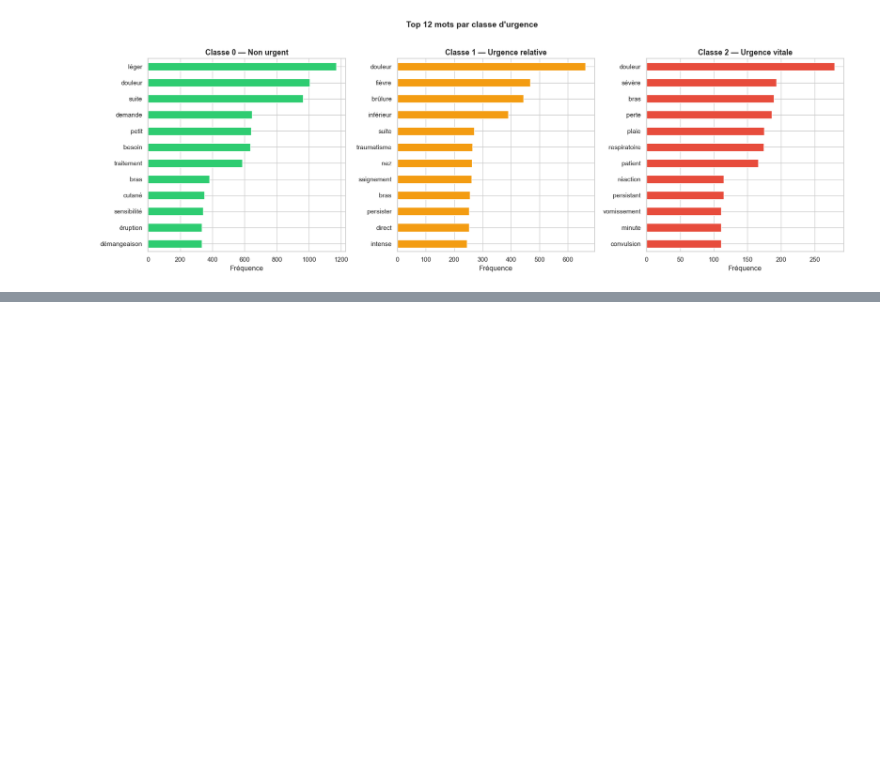
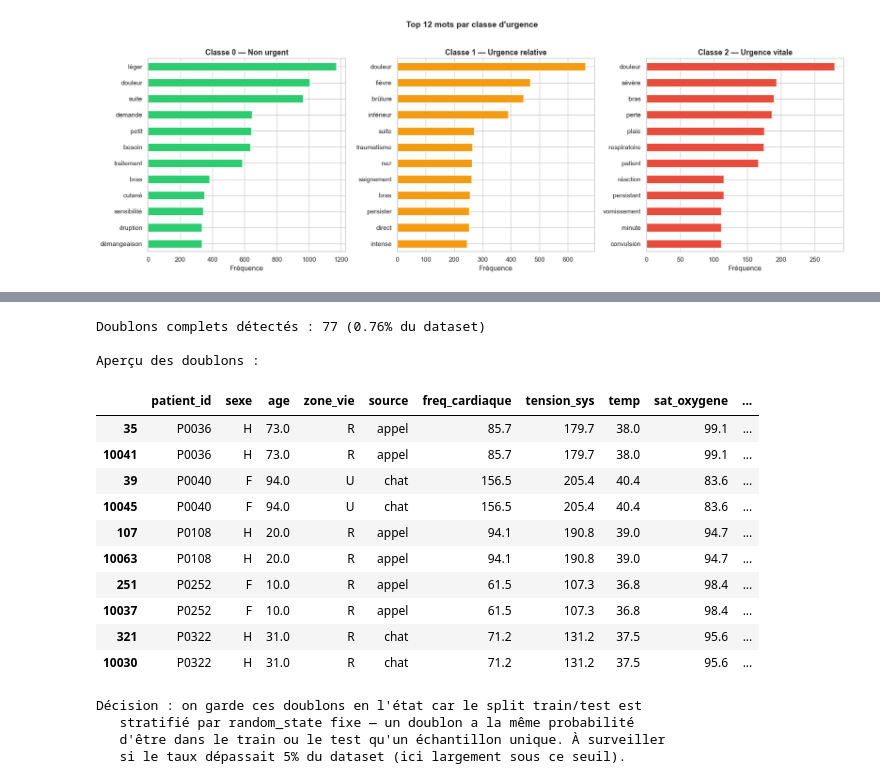
Before and after one commit to mtounekti/telemed-urgence-ia, a Jupyter notebook: notebooks/01_EDA.ipynb, the cells around one changed output, grey strips where cells are left out. Drawn from its saved outputs; the diff is of its cells as text; code cells hidden in the pictures; blank space fills up the shorter version.

```diff
--- a/notebooks/01_EDA.ipynb
+++ b/notebooks/01_EDA.ipynb
@@ -438,0 +443,35 @@ plt.show()
+# %%
+# Détection des doublons complets
+n_duplicates = df.duplicated().sum()
+pct_duplicates = n_duplicates / len(df) * 100
+
+print(f"Doublons complets détectés : {n_duplicates} ({pct_duplicates:.2f}% du dataset)")
+
+if n_duplicates > 0:
+    print(f"\nAperçu des doublons :")
+    display(df[df.duplicated(keep=False)].sort_values(by=list(df.columns)).head(10))
+    print(f"\nDécision : on garde ces doublons en l'état car le split train/test est")
+    print(f"   stratifié par random_state fixe — un doublon a la même probabilité")
+    print(f"   d'être dans le train ou le test qu'un échantillon unique. À surveiller")
+    print(f"   si le taux dépassait 5% du dataset (ici largement sous ce seuil).")
+else:
+    print("Aucun doublon détecté.")
+# %% [output]
+Doublons complets détectés : 77 (0.76% du dataset)
+
+Aperçu des doublons :
+|  | patient_id | sexe | age | zone_vie | source | freq_cardiaque | tension_sys | temp | sat_oxygene | ... |
+| 35 | P0036 | H | 73.0 | R | appel | 85.7 | 179.7 | 38.0 | 99.1 | ... |
+| 10041 | P0036 | H | 73.0 | R | appel | 85.7 | 179.7 | 38.0 | 99.1 | ... |
+| 39 | P0040 | F | 94.0 | U | chat | 156.5 | 205.4 | 40.4 | 83.6 | ... |
+| 10045 | P0040 | F | 94.0 | U | chat | 156.5 | 205.4 | 40.4 | 83.6 | ... |
+| 107 | P0108 | H | 20.0 | R | appel | 94.1 | 190.8 | 39.0 | 94.7 | ... |
+| 10063 | P0108 | H | 20.0 | R | appel | 94.1 | 190.8 | 39.0 | 94.7 | ... |
+| 251 | P0252 | F | 10.0 | R | appel | 61.5 | 107.3 | 36.8 | 98.4 | ... |
+| 10037 | P0252 | F | 10.0 | R | appel | 61.5 | 107.3 | 36.8 | 98.4 | ... |
+| 321 | P0322 | H | 31.0 | R | chat | 71.2 | 131.2 | 37.5 | 95.6 | ... |
+| 10030 | P0322 | H | 31.0 | R | chat | 71.2 | 131.2 | 37.5 | 95.6 | ... |
+Décision : on garde ces doublons en l'état car le split train/test est
+   stratifié par random_state fixe — un doublon a la même probabilité
+   d'être dans le train ou le test qu'un échantillon unique. À surveiller
+   si le taux dépassait 5% du dataset (ici largement sous ce seuil).
```
Also changed, not shown: parts of 15 cells of this notebook, 1 other file.
